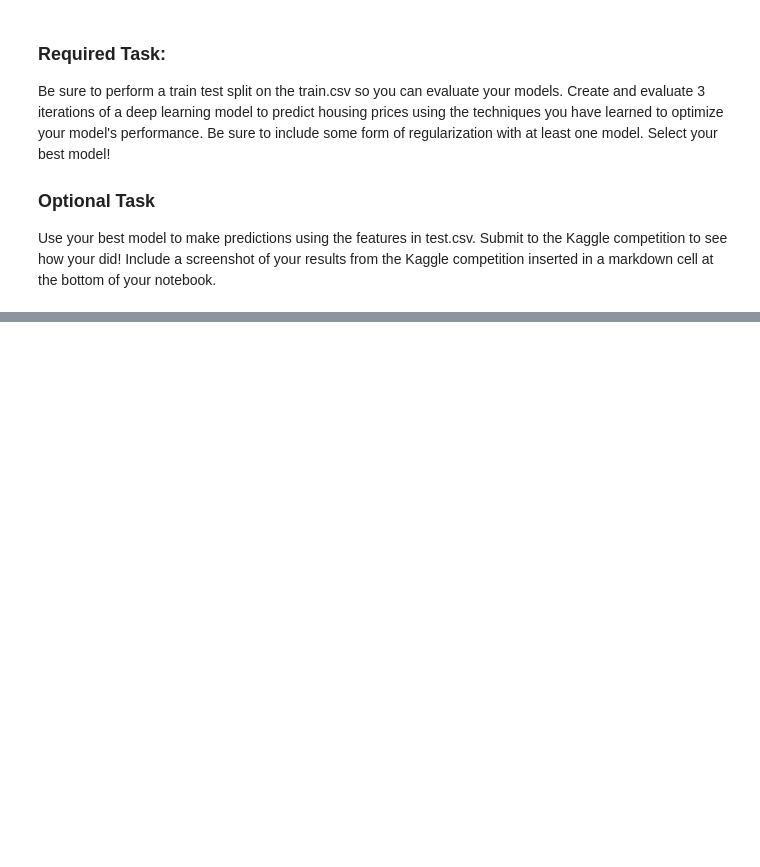
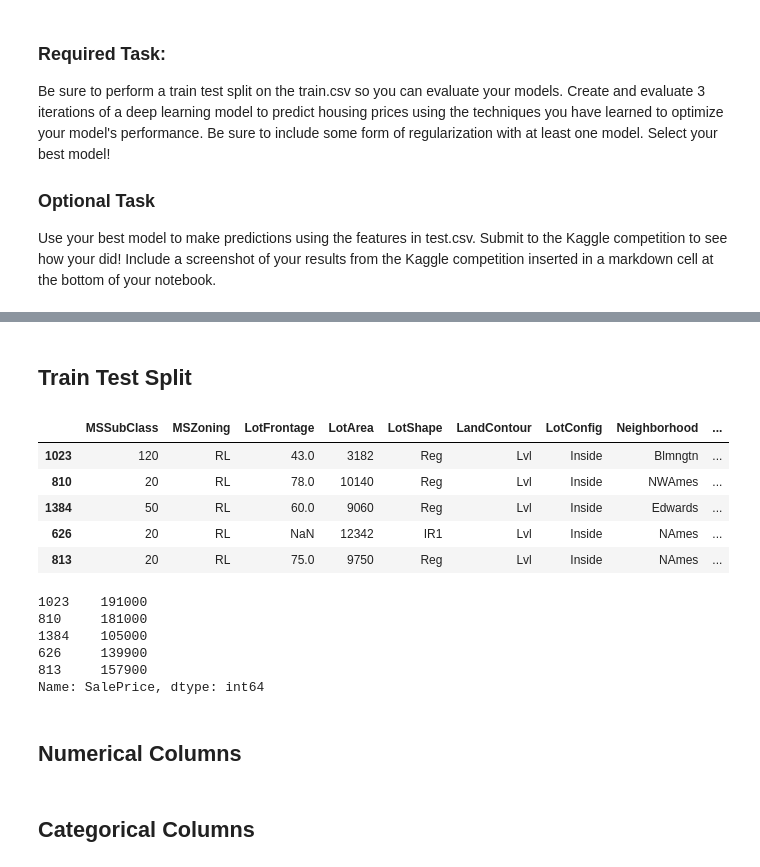
Before and after one commit to jaytrey777/Neural-Network-Exercise, a Jupyter notebook: Neural Network Exercise.ipynb, the cells around one changed output, grey strips where cells are left out. Saved outputs shown, nothing was run; the diff lists cells and outputs as text; code cells hidden in the pictures; blank space fills up the shorter version.

```diff
--- a/Neural Network Exercise.ipynb
+++ b/Neural Network Exercise.ipynb
@@ -18,0 +174,23 @@ filename = ''
+# %% [markdown]
+## Train Test Split
+# %%
+X_train, X_test, y_train, y_test = train_test_split(X, y, random_state = 42)
+X_train.head() # quick check to see features and a bit of info in the training data
+# %% [output]
+|  | MSSubClass | MSZoning | LotFrontage | LotArea | LotShape | LandContour | LotConfig | Neighborhood | ... |
+| 1023 | 120 | RL | 43.0 | 3182 | Reg | Lvl | Inside | Blmngtn | ... |
+| 810 | 20 | RL | 78.0 | 10140 | Reg | Lvl | Inside | NWAmes | ... |
+| 1384 | 50 | RL | 60.0 | 9060 | Reg | Lvl | Inside | Edwards | ... |
+| 626 | 20 | RL | NaN | 12342 | IR1 | Lvl | Inside | NAmes | ... |
+| 813 | 20 | RL | 75.0 | 9750 | Reg | Lvl | Inside | NAmes | ... |
+# %%
+y_train.head() # repeat for target
+# %% [output]
+1023    191000
+810     181000
+1384    105000
+626     139900
+813     157900
+Name: SalePrice, dtype: int64
+# %% [markdown]
+## Numerical Columns
@@ -18,0 +206,2 @@ filename = ''
+# %% [markdown]
+## Categorical Columns
```
Also changed, not shown: parts of 22 cells of this notebook.
